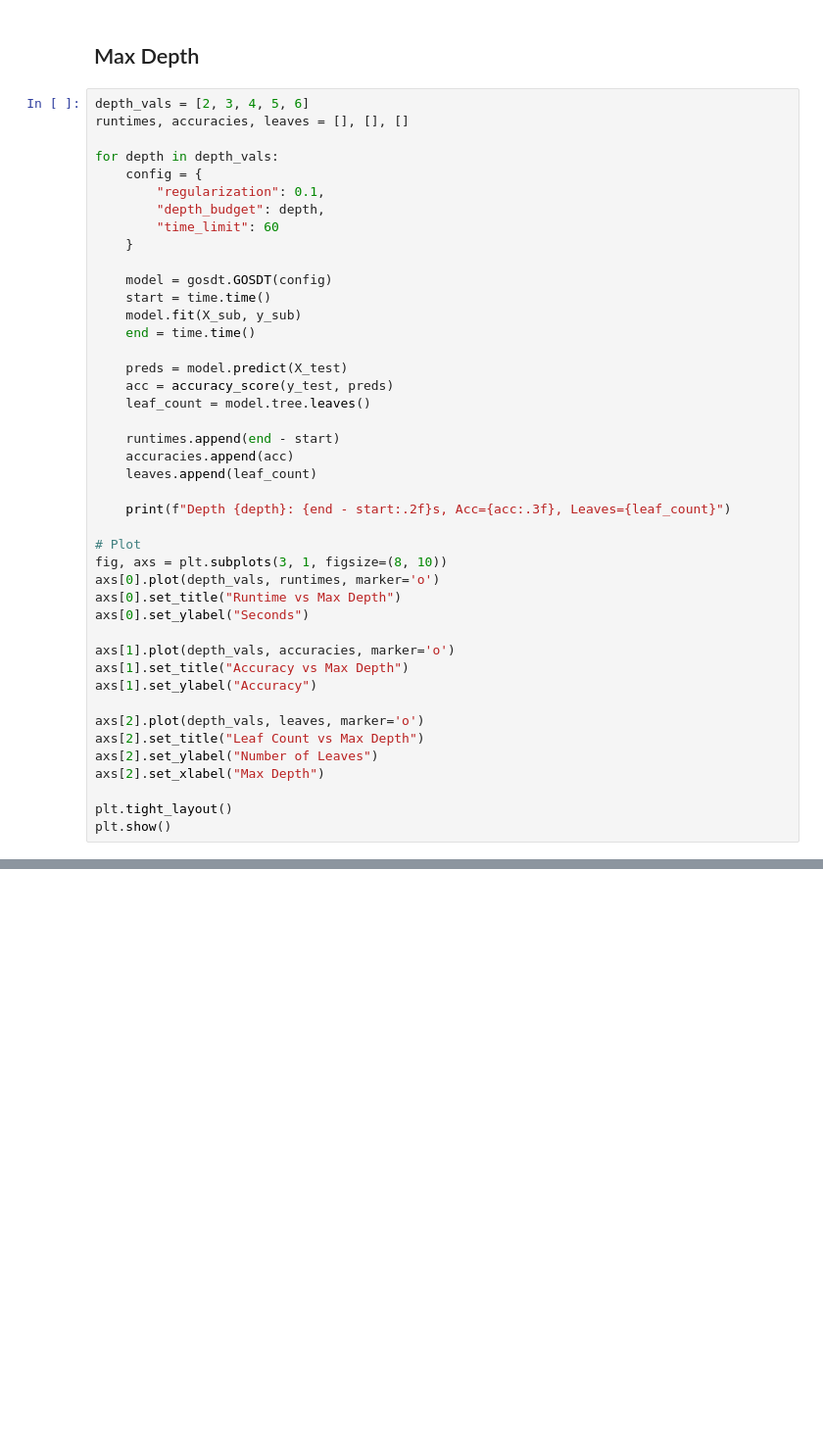
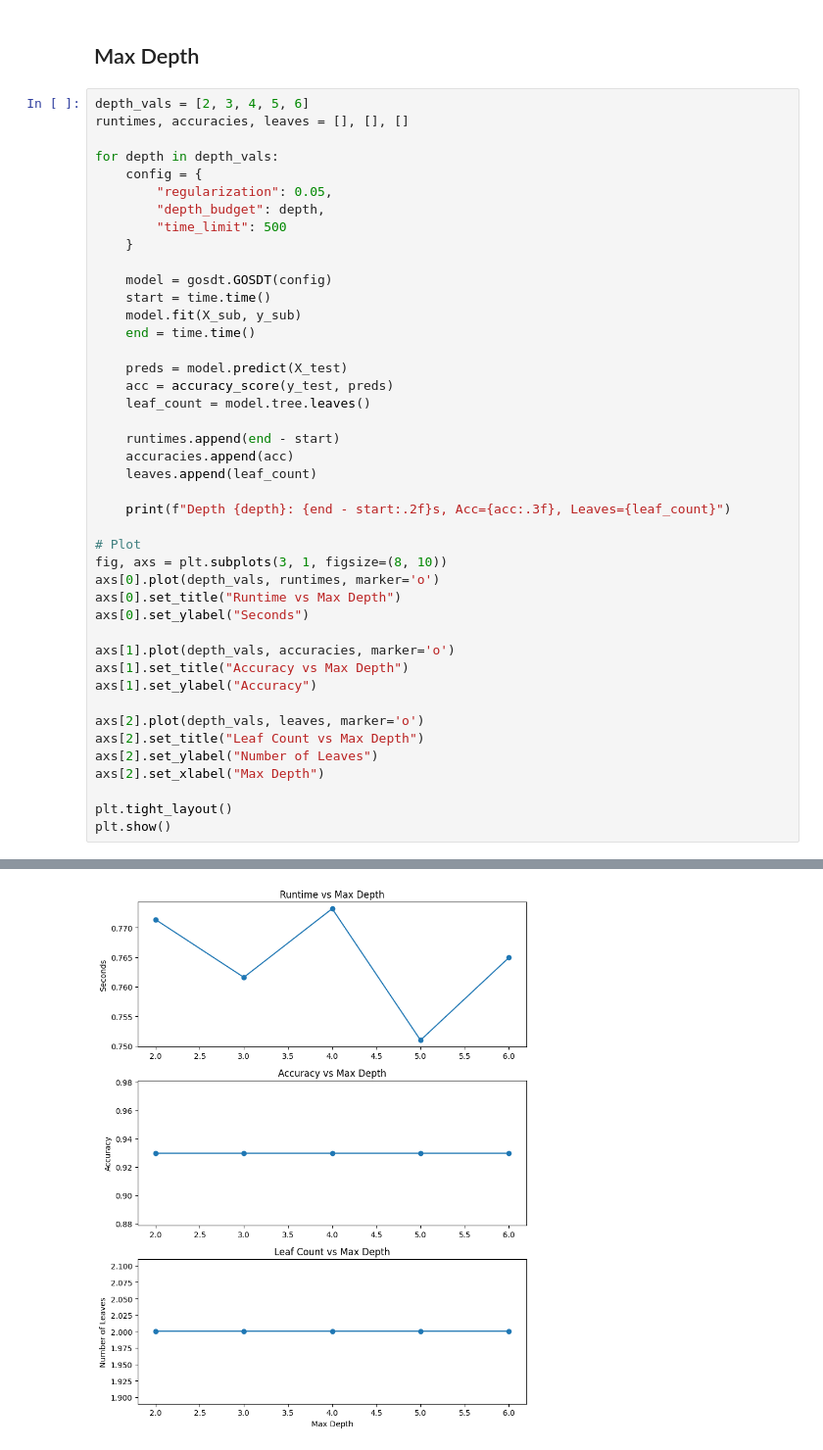
Before and after one commit to zrobers/gosdt_efficiency, a Jupyter notebook: empricial_investigation.ipynb, the cells around one changed output, grey strips where cells are left out. Shown at 98% size. Drawn from its saved outputs; the diff is of its cells as text; blank space fills up the shorter version.

```diff
--- a/empricial_investigation.ipynb
+++ b/empricial_investigation.ipynb
@@ -150,9 +150,9 @@ runtimes, accuracies, leaves = [], [], []
 
 for depth in depth_vals:
     config = {
-        "regularization": 0.1,
+        "regularization": 0.05,
         "depth_budget": depth,
-        "time_limit": 60
+        "time_limit": 500
     }
 
     model = gosdt.GOSDT(config)
@@ -187,3 +187,4 @@ axs[2].set_xlabel("Max Depth")
 
 plt.tight_layout()
 plt.show()
+# %% [output]
@@ -189,0 +211 @@ plt.show()
+[figure, added]
```
Also changed, not shown: parts of 6 cells of this notebook, 1 other file.
